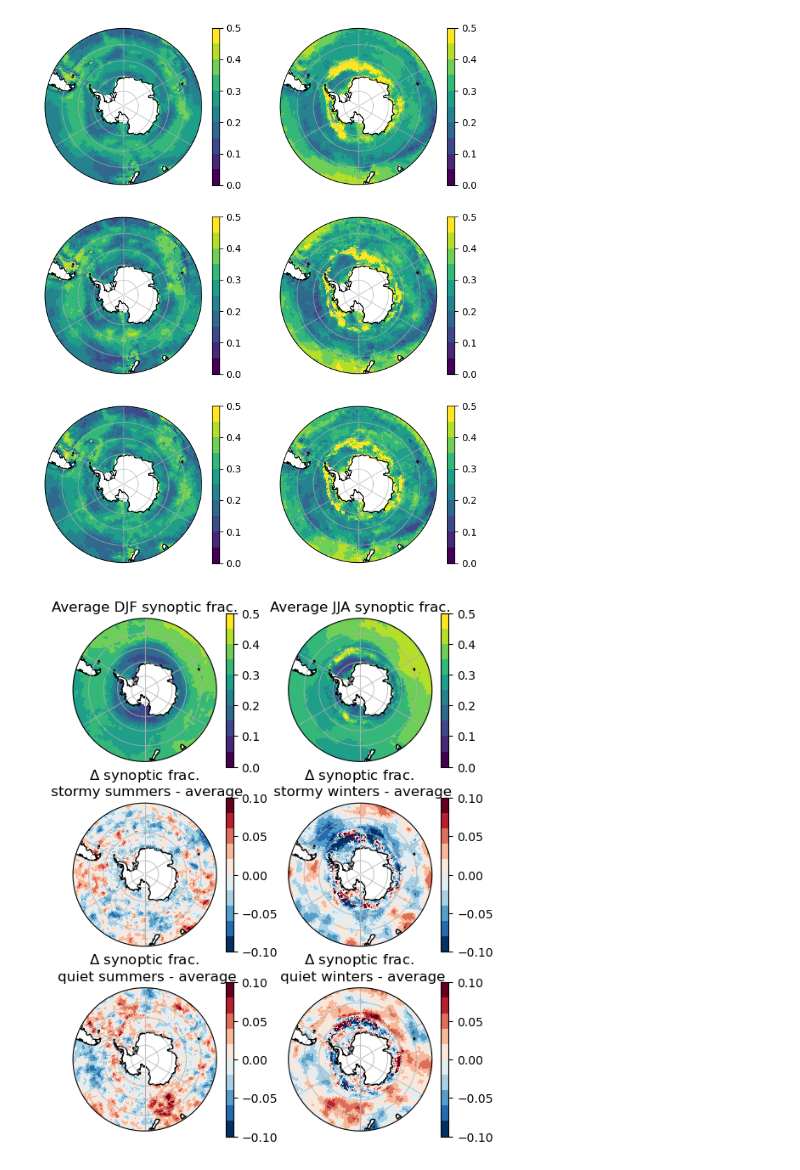
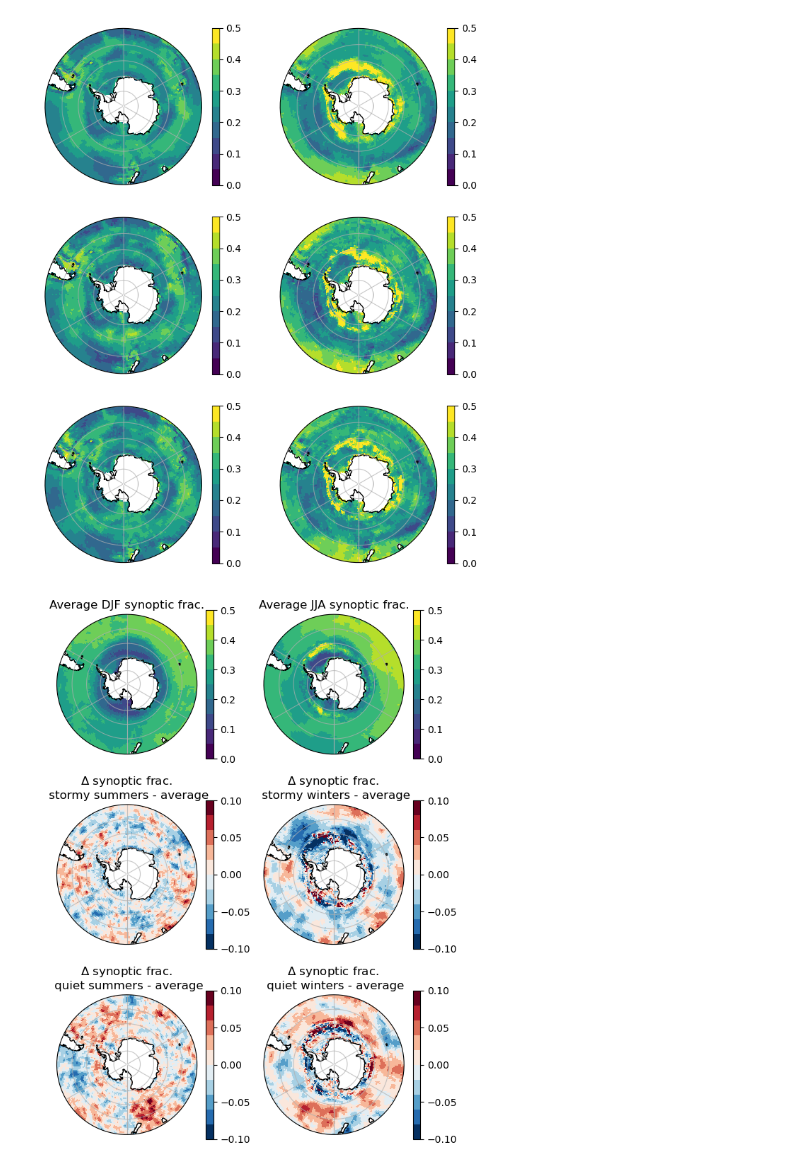
Before and after one commit to keturner8/stormtrack_variability, a Jupyter notebook: notebooks/fvar_seasonal.ipynb, the cells around one changed output. Saved outputs shown, nothing was run; the diff lists cells and outputs as text; code cells hidden in the pictures.

```diff
--- a/notebooks/fvar_seasonal.ipynb
+++ b/notebooks/fvar_seasonal.ipynb
@@ -128,31 +128,33 @@ axs[2].set_title('$\Delta$ synoptic frac. \n stormy summers - average')
 (fvar[idx_jja_hi,:,:].mean(dim='time') - fvar[idx_jja,:,:].mean(dim='time')).plot(ax=axs[3],
                                         x='lon', y='lat', transform=ccrs.PlateCarree(),
                                         vmin=-.1, vmax=.1, extend='neither',
                                         cmap=plt.get_cmap('RdBu_r', 10)
                                        )
 axs[3].set_title('$\Delta$ synoptic frac. \n stormy winters - average')
 
 (fvar[idx_djf_lo,:,:].mean(dim='time') - fvar[idx_djf,:,:].mean(dim='time')).plot(ax=axs[4],
                                         x='lon', y='lat', transform=ccrs.PlateCarree(),
                                         vmin=-.1, vmax=.1, extend='neither',
                                         cmap=plt.get_cmap('RdBu_r', 10)
                                        )
 axs[4].set_title('$\Delta$ synoptic frac. \n quiet summers - average')
 
 (fvar[idx_jja_lo,:,:].mean(dim='time') - fvar[idx_jja,:,:].mean(dim='time')).plot(ax=axs[5],
                                         x='lon', y='lat', transform=ccrs.PlateCarree(),
                                         vmin=-.1, vmax=.1, extend='neither',
                                         cmap=plt.get_cmap('RdBu_r', 10)
                                        )
 axs[5].set_title('$\Delta$ synoptic frac. \n quiet winters - average')
 
 
 for i in range(6):
     axs[i].set_extent([-180, 180, -90, -40], ccrs.PlateCarree())
     axs[i].gridlines(alpha=0.7)
     axs[i].set_boundary(circle, transform=axs[i].transAxes)
     axs[i].coastlines()
 
+plt.tight_layout()
+
 plt.savefig('/work/Katherine.Turner/smaller_projects/hifreq-variability/figures/synfrac_delta_hfds_CM4.png', format='png', dpi=100)
 # %% [output]
-[figure, old version]
+[figure, new version]
```
Also changed, not shown: 6 other files.
